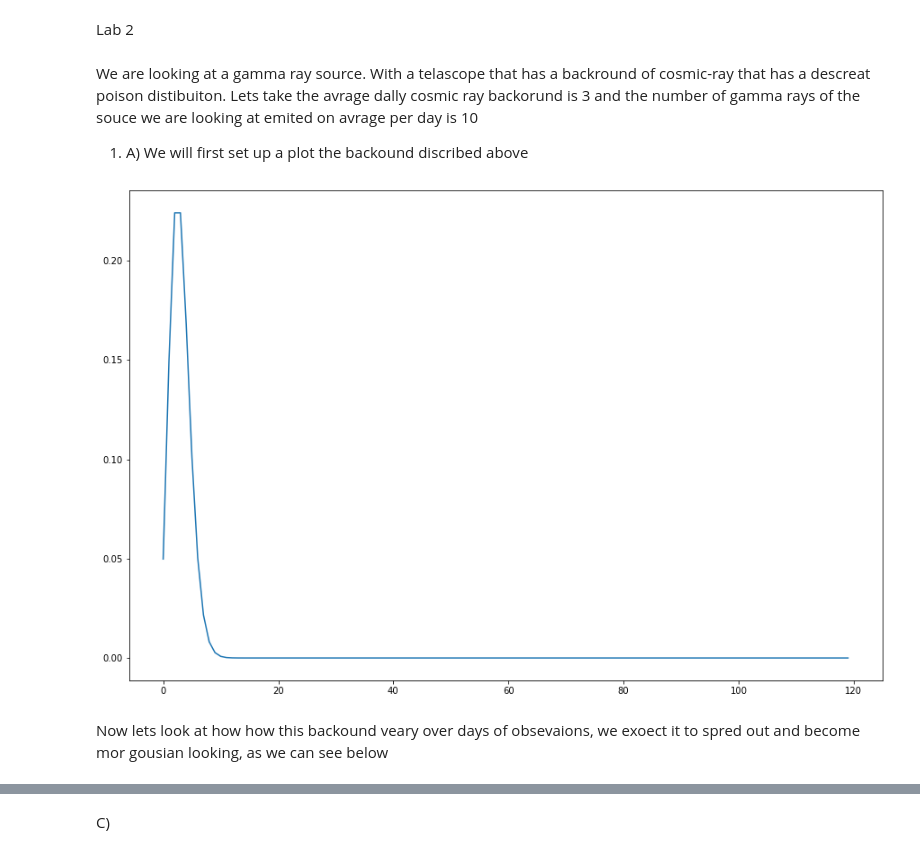
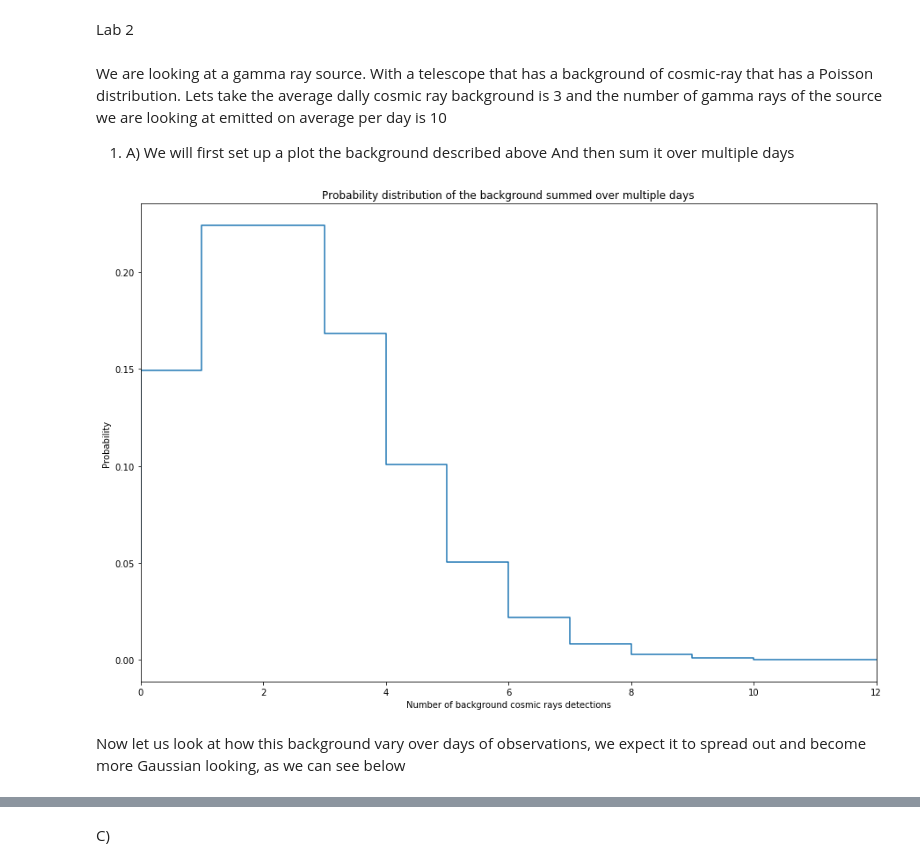
Before and after one commit to GammasBox/phys434Lab, a Jupyter notebook: Lab#2.ipynb, the cells around one changed output, grey strips where cells are left out. Cells and saved outputs as stored; diff of their text form; code cells hidden in the pictures.

```diff
--- a/Lab#2.ipynb
+++ b/Lab#2.ipynb
@@ -1,11 +1,12 @@
 # %% [markdown]
 Lab 2
 # %% [markdown]
-We are looking at a gamma ray source. With a telascope that has a backround of cosmic-ray that has a descreat poison distibuiton.
-Lets take the avrage dally cosmic ray backorund is 3 and the number of gamma rays of the souce we are looking at emited on avrage per day is 10
+We are looking at a gamma ray source. With a telescope that has a background of cosmic-ray that has a Poisson distribution.
+Lets take the average dally cosmic ray background is 3 and the number of gamma rays of the source we are looking at emitted on average per day is 10
 
 1. A)
-We will first set up a plot the backound discribed above
+We will first set up a plot the background described above
+And then sum it over multiple days
 # %%
 import numpy as np
 import matplotlib
@@ -18,18 +19,20 @@ from fractions import Fraction
 
 plt.rcParams["figure.figsize"] = (15,10)
 # %%
-#lets set up a posion distuboing
+#lets set up a Poisson distribution
 
 #x = np.arange(stats.poisson.pmf(0.01, mu),stats.poisson.ppf(0.99, mu))
 mu = 3
 x=list(range(120))
 Background = scipy.stats.poisson.pmf(x,mu)
-#xAx=x*n
-#Backgound = stats.poisson.rvs(mu, size=100)
-plt.plot(Background)
+plt.xlim([0,12])
+plt.ylabel('Probability')
+plt.xlabel('Number of background cosmic rays detections')
+plt.title('Probability distribution of the background summed over multiple days')
+plt.matplotlib.pyplot.step(x,Background)
 plt.show()
 # %% [output]
-[figure, old version]
+[figure, new version]
 # %%
 def multiconvolve (x,n):
     Backgound=x
@@ -44,7 +47,7 @@ def multiconvolve (x,n):
     con = np.append(con,[0]*(n-1))
     return(con)
 # %% [markdown]
-Now lets look at how how this backound veary over days of obsevaions, we exoect it to spred out and become mor gousian looking, as we can see below
+Now let us look at how this background vary over days of observations, we expect it to spread out and become more Gaussian looking, as we can see below
 # %%
 twoDays = multiconvolve(Background,2)
 threeDays = multiconvolve(Background,3)
```
Also changed, not shown: parts of 33 cells of this notebook.
